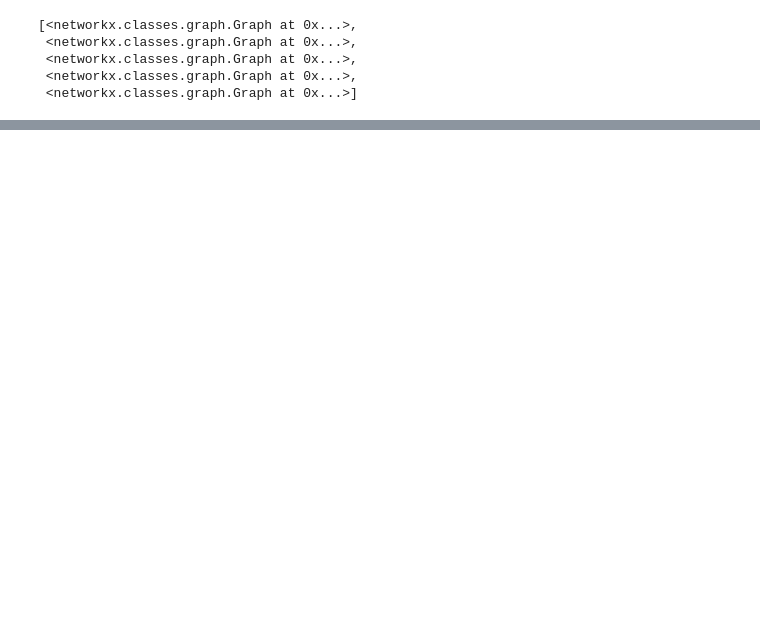
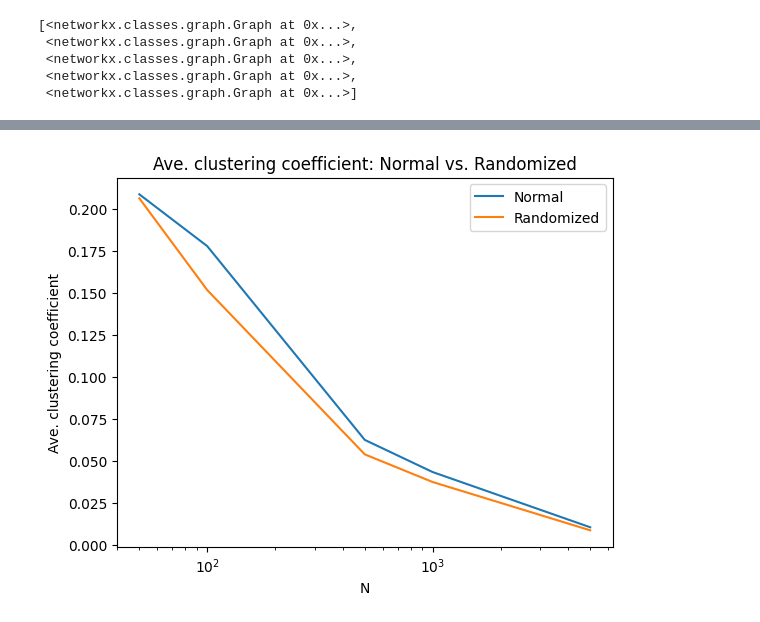
Before and after one commit to huyim/Netsci, a Jupyter notebook: Assi5/Hu_Yiming_EX5.ipynb, the cells around one changed output, grey strips where cells are left out. Drawn from its saved outputs; the diff is of its cells as text; code cells hidden in the pictures; blank space fills up the shorter version.

```diff
--- a/Assi5/Hu_Yiming_EX5.ipynb
+++ b/Assi5/Hu_Yiming_EX5.ipynb
@@ -129,3 +170,7 @@ glist
 #2. Produce randomised versions of the same networks and
 #calculate the same quantities, then plot them as functions of
 #𝑁 and compare with the non-randomised ones (use log x axis)
+
+r_glist = []
+for graph in glist:
+    r_glist.append(nx.algorithms.smallworld.random_reference(graph, niter = 20, connectivity=False))
@@ -133,0 +177,20 @@ glist
+# %%
+r_ave_cluster = []
+r_assortativity = []
+r_ave_shortest_path = []
+r_diameter = []
+
+for graph in r_glist:
+    r_ave_cluster.append(nx.average_clustering(graph))
+    r_assortativity.append(nx.degree_assortativity_coefficient(graph))
+    r_ave_shortest_path.append(nx.average_shortest_path_length(graph))
+    r_diameter.append(nx.diameter(graph))
+
+for i in range(len(N)):
+    print("Randomised Network " + str(N[i]) + " - average clustering coefficient: " + str(r_ave_cluster[i]))
+    print("Randomised Network " + str(N[i]) + " - assortativity: " + str(r_assortativity[i]))
+    print("Randomised Network " + str(N[i]) + " - average shortest path length: " + str(r_ave_shortest_path[i]))
+    print("Randomised Network " + str(N[i]) + " - diameter: " + str(r_diameter[i]))
+
+    #Division between different graphs
+    print("--------------------------------------------------------------------")
@@ -133,0 +215,12 @@ glist
+# %%
+#plot
+plt.plot(N, ave_cluster, label="Normal")
+plt.plot(N, r_ave_cluster, label="Randomized")
+plt.title("Ave. clustering coefficient: Normal vs. Randomized")
+plt.xlabel("N")
+plt.ylabel("Ave. clustering coefficient")
+plt.xscale("log")
+plt.legend()
+plt.show()
+# %% [output]
+[figure, added]
```
Also changed, not shown: parts of 15 cells of this notebook.
